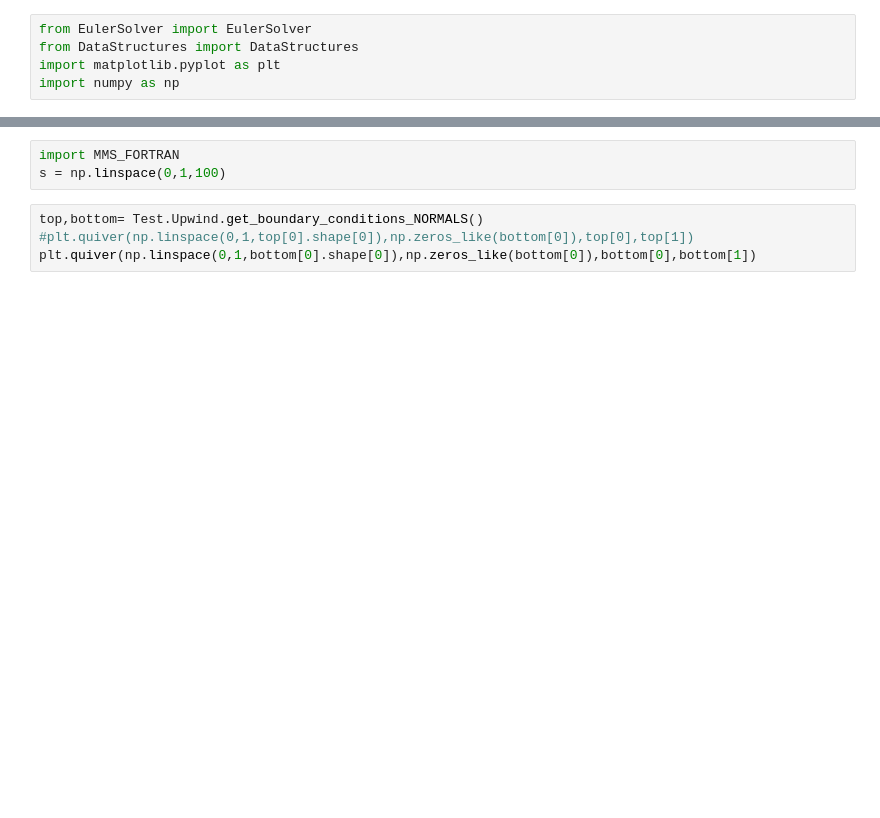
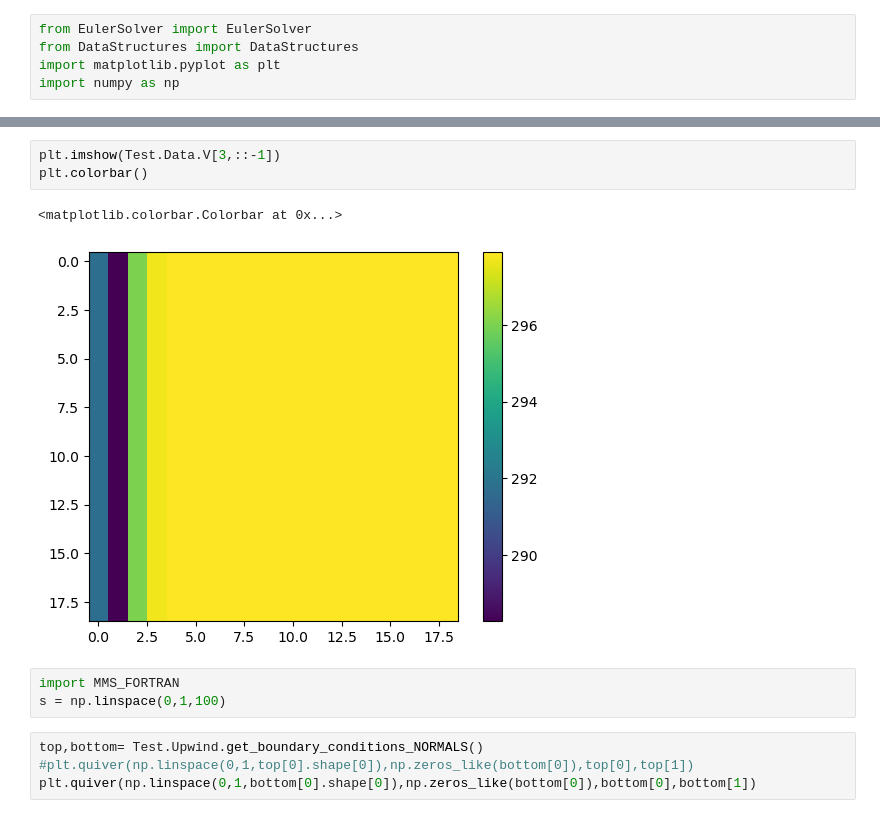
Before and after one commit to aaron23pueschel/CFD, a Jupyter notebook: CFD_FINAL/Development copy.ipynb, the cells around one changed output, grey strips where cells are left out. Drawn from its saved outputs; the diff is of its cells as text; blank space fills up the shorter version.

```diff
--- a/CFD_FINAL/Development copy.ipynb
+++ b/CFD_FINAL/Development copy.ipynb
@@ -89,3 +114,9 @@ plt.colorbar()
+# %%
+plt.imshow(Test.Data.V[3,::-1])
+plt.colorbar()
+# %% [output]
+<matplotlib.colorbar.Colorbar at 0x...>
+[figure, added]
 # %%
 import MMS_FORTRAN
 s = np.linspace(0,1,100)
```
Also changed, not shown: parts of 11 cells of this notebook, 7 other files.
